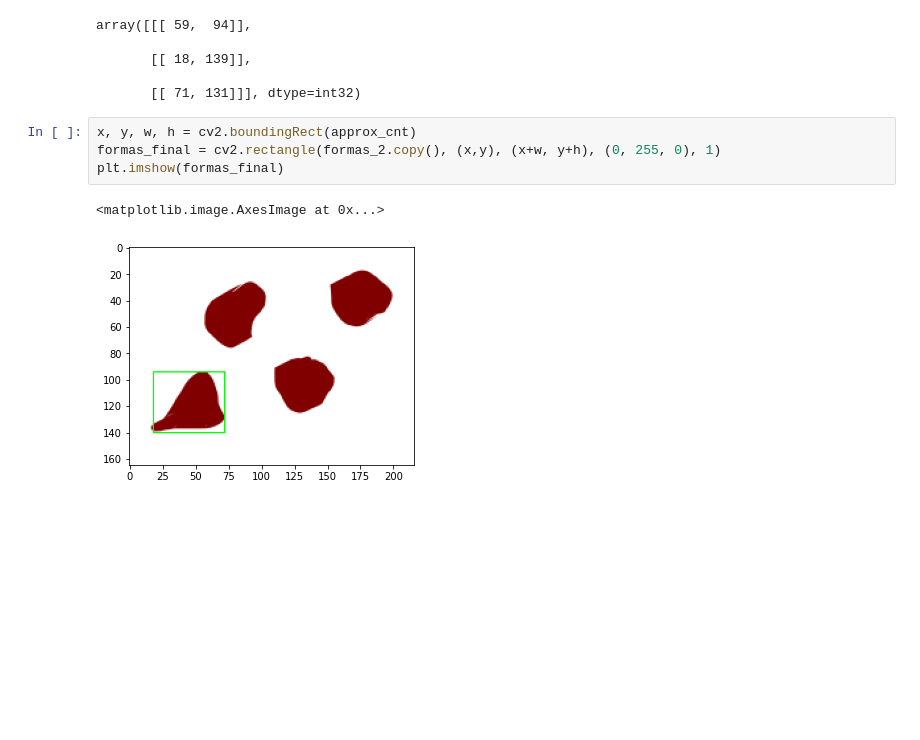
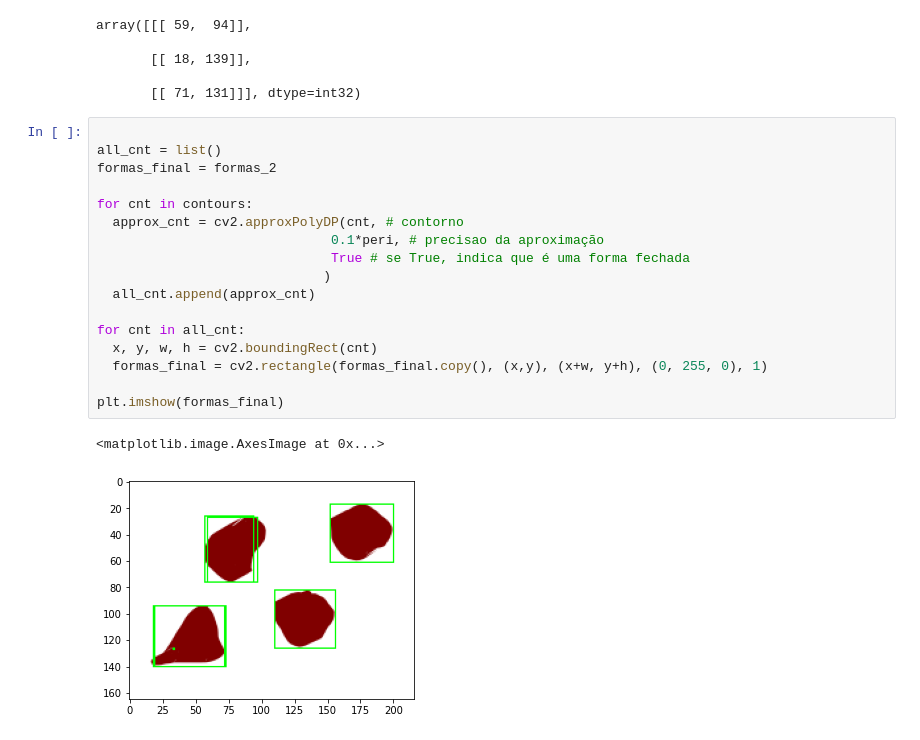
Before and after one commit to Lucas-Castro-de-Rezende/open-cv, a Jupyter notebook: exercises/exercises.ipynb, the cells around one changed output. Cells and saved outputs as stored; diff of their text form; blank space fills up the shorter version.

```diff
--- a/exercises/exercises.ipynb
+++ b/exercises/exercises.ipynb
@@ -152,9 +175,22 @@ array([[[ 59,  94]],
 
        [[ 71, 131]]], dtype=int32)
 # %%
-x, y, w, h = cv2.boundingRect(approx_cnt)
-formas_final = cv2.rectangle(formas_2.copy(), (x,y), (x+w, y+h), (0, 255, 0), 1)
+
+all_cnt = list()
+formas_final = formas_2
+
+for cnt in contours:
+  approx_cnt = cv2.approxPolyDP(cnt, # contorno
+                              0.1*peri, # precisao da aproximação
+                              True # se True, indica que é uma forma fechada
+                             )
+  all_cnt.append(approx_cnt)
+
+for cnt in all_cnt:
+  x, y, w, h = cv2.boundingRect(cnt)
+  formas_final = cv2.rectangle(formas_final.copy(), (x,y), (x+w, y+h), (0, 255, 0), 1)
+
 plt.imshow(formas_final)
 # %% [output]
 <matplotlib.image.AxesImage at 0x...>
-[figure, old version]
+[figure, new version]
```
Also changed, not shown: parts of 13 cells of this notebook.
